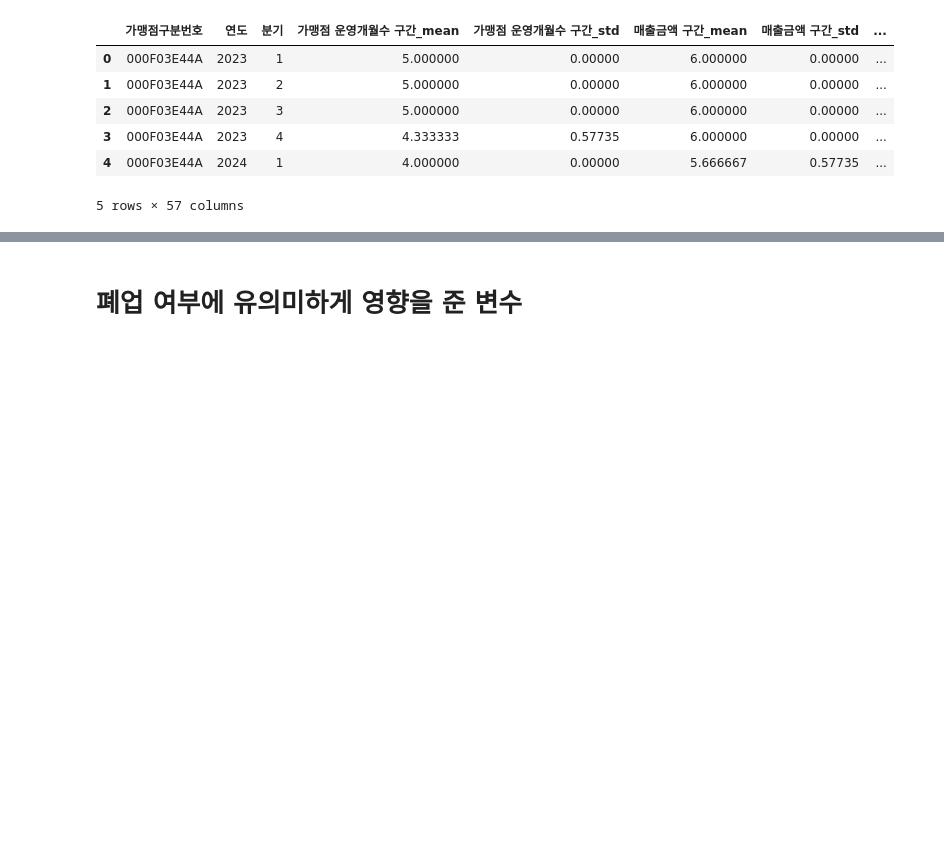
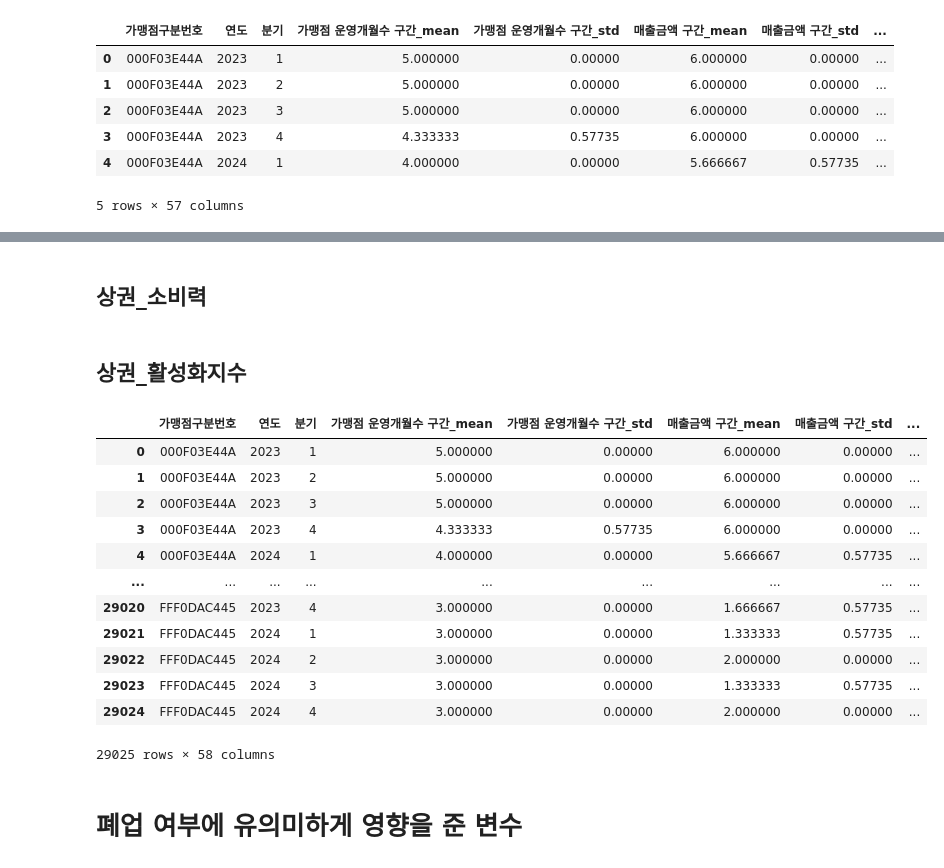
Before and after one commit to oneline47/DM_closure-prediction, a Jupyter notebook: notebooks/1_EDA_update.ipynb, the cells around one changed output, grey strips where cells are left out. Drawn from its saved outputs; the diff is of its cells as text; code cells hidden in the pictures; blank space fills up the shorter version.

```diff
--- a/notebooks/1_EDA_update.ipynb
+++ b/notebooks/1_EDA_update.ipynb
@@ -186,0 +180,2 @@ summary_df.head()
+# %% [markdown]
+## 상권_소비력
@@ -186,0 +204,2 @@ summary_df.head()
+# %% [markdown]
+## 상권_활성화지수
@@ -187,2 +241,18 @@ summary_df.head()
+# %%
+summary_df
+# %% [output]
+|  | 가맹점구분번호 | 연도 | 분기 | 가맹점 운영개월수 구간_mean | 가맹점 운영개월수 구간_std | 매출금액 구간_mean | 매출금액 구간_std | ... |
+| 0 | 000F03E44A | 2023 | 1 | 5.000000 | 0.00000 | 6.000000 | 0.00000 | ... |
+| 1 | 000F03E44A | 2023 | 2 | 5.000000 | 0.00000 | 6.000000 | 0.00000 | ... |
+| 2 | 000F03E44A | 2023 | 3 | 5.000000 | 0.00000 | 6.000000 | 0.00000 | ... |
+| 3 | 000F03E44A | 2023 | 4 | 4.333333 | 0.57735 | 6.000000 | 0.00000 | ... |
+| 4 | 000F03E44A | 2024 | 1 | 4.000000 | 0.00000 | 5.666667 | 0.57735 | ... |
+| ... | ... | ... | ... | ... | ... | ... | ... | ... |
+| 29020 | FFF0DAC445 | 2023 | 4 | 3.000000 | 0.00000 | 1.666667 | 0.57735 | ... |
+| 29021 | FFF0DAC445 | 2024 | 1 | 3.000000 | 0.00000 | 1.333333 | 0.57735 | ... |
+| 29022 | FFF0DAC445 | 2024 | 2 | 3.000000 | 0.00000 | 2.000000 | 0.00000 | ... |
+| 29023 | FFF0DAC445 | 2024 | 3 | 3.000000 | 0.00000 | 1.333333 | 0.57735 | ... |
+| 29024 | FFF0DAC445 | 2024 | 4 | 3.000000 | 0.00000 | 2.000000 | 0.00000 | ... |
+29025 rows × 58 columns
 # %% [markdown]
 # 폐업 여부에 유의미하게 영향을 준 변수
```
Also changed, not shown: parts of 24 cells of this notebook.
